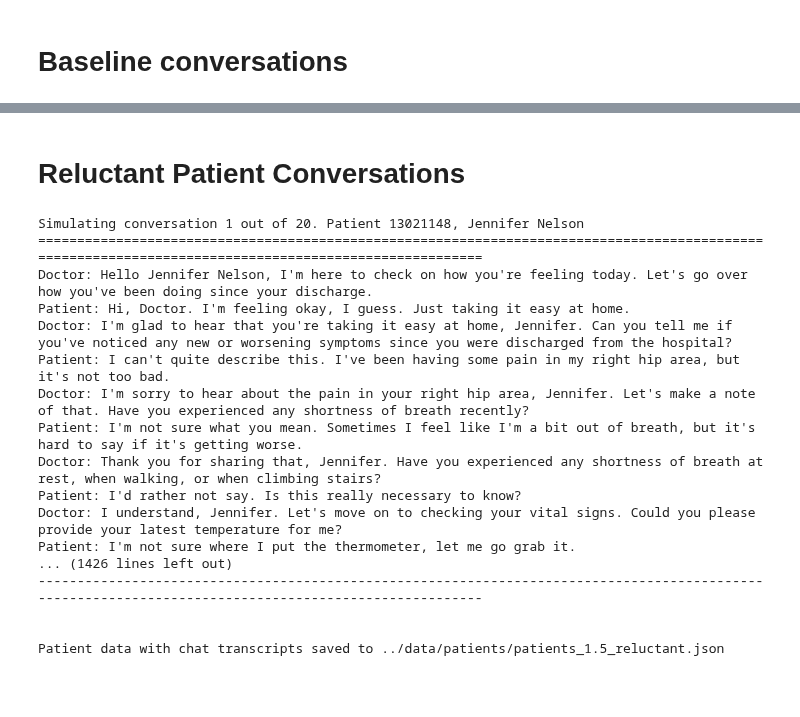
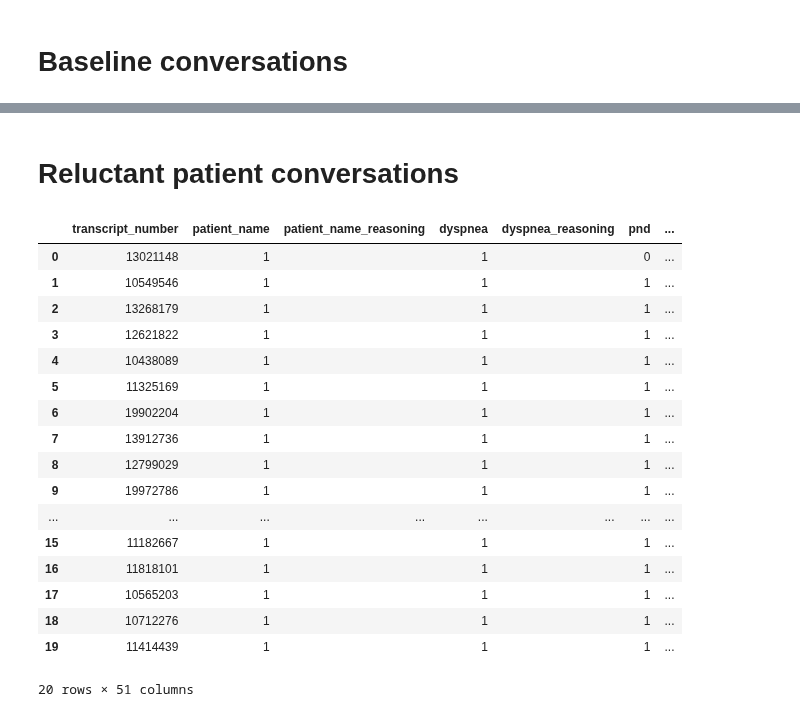
Before and after one commit to recoverycompanion/reco, a Jupyter notebook: reco_analysis/notebooks/chatbot_patient_scenarios.ipynb, the cells around one changed output, grey strips where cells are left out. Cells and saved outputs as stored; diff of their text form; code cells hidden in the pictures; blank space fills up the shorter version.

Commit message:
Integrated Mike's evals into the patient scenarios notebook and added functions to load/export outputs

```diff
--- a/reco_analysis/notebooks/chatbot_patient_scenarios.ipynb
+++ b/reco_analysis/notebooks/chatbot_patient_scenarios.ipynb
@@ -659,3 +730,3 @@ patients_base
 # %% [markdown]
-# Reluctant Patient Conversations
+# Reluctant patient conversations
 # %%
@@ -726,29 +798,47 @@ ai_guidance_patient_reluctant = """
 Continue the role play as a heart failure patient in a chat, maintaining the persona of **The Reluctant and Evasive Patient**. Follow the guidelines, profile information and vital signs provided at the start. Enhance realism by ad-libbing personal details and embellishing as needed. Maintain this persona until the doctor ends the conversation.
 """
 # %%
-patients_reluctant = simulate_multiple_conversations_and_save(
-    n_patients=20,
-    system_message_patient=system_message_patient_reluctant,
-    ai_guidance_patient=ai_guidance_patient_reluctant,
-    num_steps=50,
-    export_path='../data/patients/patients_1.5_reluctant.json',
-    verbose=True
-)
+# Load or create reluctant patient transcripts
+PATIENTS_RELUCTANT_PATH = '../data/patients/patients_1.5_reluctant.json'
+if not os.path.exists(PATIENTS_RELUCTANT_PATH):
+    patients_reluctant = simulate_multiple_conversations_and_save(
+        n_patients=20,
+        system_message_patient=system_message_patient_reluctant,
+        ai_guidance_patient=ai_guidance_patient_reluctant,
+        num_steps=50,
+        export_path='../data/patients/patients_1.5_reluctant.json',
+        verbose=True
+    )
+else:
+    with open(PATIENTS_RELUCTANT_PATH, 'r') as json_file:
+        patients_reluctant = json.load(json_file)
-# %% [output]
-Simulating conversation 1 out of 20. Patient 13021148, Jennifer Nelson
-======================================================================================================================================================
-Doctor: Hello Jennifer Nelson, I'm here to check on how you're feeling today. Let's go over how you've been doing since your discharge.
-Patient: Hi, Doctor. I'm feeling okay, I guess. Just taking it easy at home.
-Doctor: I'm glad to hear that you're taking it easy at home, Jennifer. Can you tell me if you've noticed any new or worsening symptoms since you were discharged from the hospital?
-Patient: I can't quite describe this. I've been having some pain in my right hip area, but it's not too bad.
-Doctor: I'm sorry to hear about the pain in your right hip area, Jennifer. Let's make a note of that. Have you experienced any shortness of breath recently?
-Patient: I'm not sure what you mean. Sometimes I feel like I'm a bit out of breath, but it's hard to say if it's getting worse.
-Doctor: Thank you for sharing that, Jennifer. Have you experienced any shortness of breath at rest, when walking, or when climbing stairs?
-Patient: I'd rather not say. Is this really necessary to know?
-Doctor: I understand, Jennifer. Let's move on to checking your vital signs. Could you please provide your latest temperature for me?
-Patient: I'm not sure where I put the thermometer, let me go grab it.
-... (1426 lines left out)
-------------------------------------------------------------------------------------------------------------------------------------------------------
-
-
-Patient data with chat transcripts saved to ../data/patients/patients_1.5_reluctant.json
+# %%
+# Evaluate the reluctant patient transcripts
+judge_reluctant = TranscriptJudge()
+eval_reluctant = judge_reluctant.evaluate_batch(prep_data_for_eval(patients_reluctant))
+eval_reluctant_improvements = judge_reluctant.suggest_improvement(
+    original_chatbot_system_message_doctor = system_message_doctor_base,
+    original_chatbot_ai_guidance_doctor = ai_guidance_doctor_base,
+)
+# %%
+# Display the evaluation results
+display(eval_reluctant)
+# %% [output]
+|  | transcript_number | patient_name | patient_name_reasoning | dyspnea | dyspnea_reasoning | pnd | ... |
+| 0 | 13021148 | 1 |  | 1 |  | 0 | ... |
+| 1 | 10549546 | 1 |  | 1 |  | 1 | ... |
+| 2 | 13268179 | 1 |  | 1 |  | 1 | ... |
+| 3 | 12621822 | 1 |  | 1 |  | 1 | ... |
+| 4 | 10438089 | 1 |  | 1 |  | 1 | ... |
+| 5 | 11325169 | 1 |  | 1 |  | 1 | ... |
+| 6 | 19902204 | 1 |  | 1 |  | 1 | ... |
+| 7 | 13912736 | 1 |  | 1 |  | 1 | ... |
+| 8 | 12799029 | 1 |  | 1 |  | 1 | ... |
+| 9 | 19972786 | 1 |  | 1 |  | 1 | ... |
+| ... | ... | ... | ... | ... | ... | ... | ... |
+| 15 | 11182667 | 1 |  | 1 |  | 1 | ... |
+| 16 | 11818101 | 1 |  | 1 |  | 1 | ... |
+| 17 | 10565203 | 1 |  | 1 |  | 1 | ... |
+| 18 | 10712276 | 1 |  | 1 |  | 1 | ... |
+| 19 | 11414439 | 1 |  | 1 |  | 1 | ... |
+20 rows × 51 columns
```
Also changed, not shown: parts of 18 cells of this notebook.
